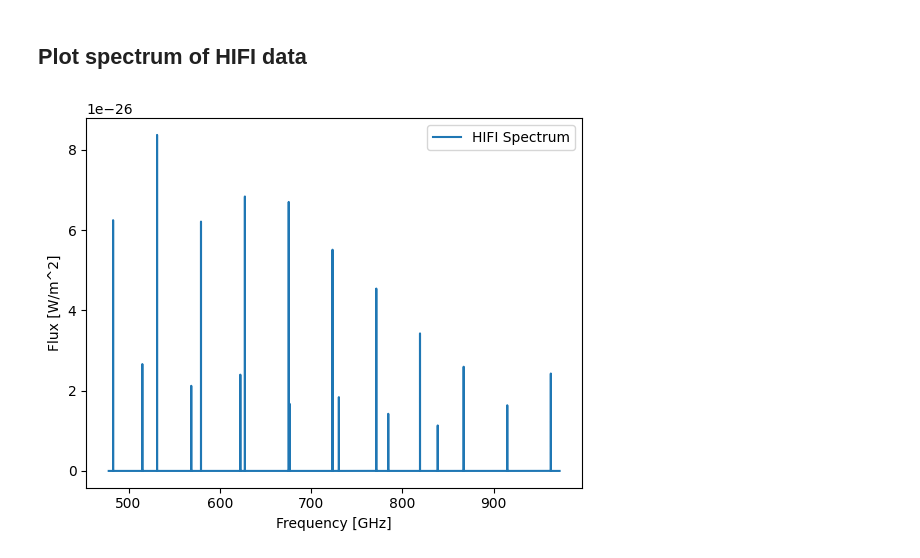
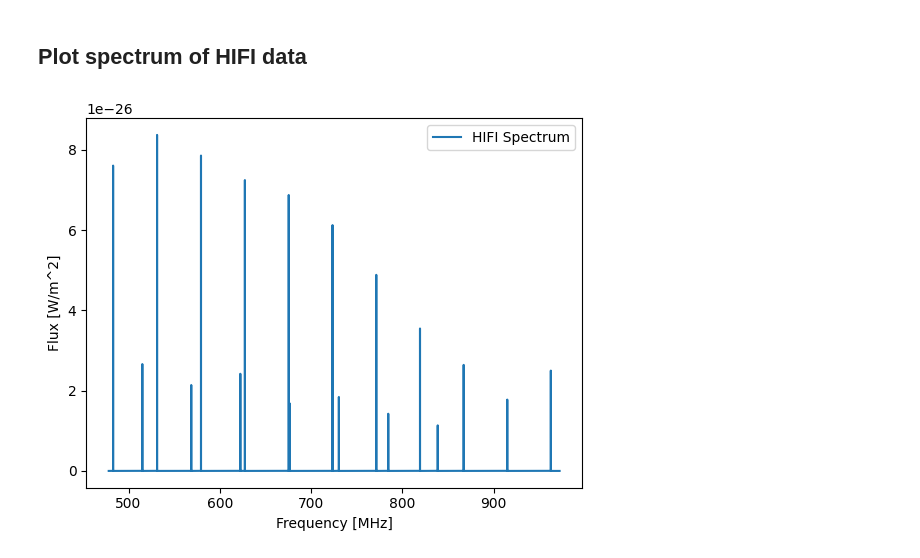
Before and after one commit to aleksej-rodano/phas0052_project, a Jupyter notebook: mcmc_and_radex.ipynb, the cells around one changed output. Drawn from its saved outputs; the diff is of its cells as text; code cells hidden in the pictures.

```diff
--- a/mcmc_and_radex.ipynb
+++ b/mcmc_and_radex.ipynb
@@ -515,36 +517,36 @@ nu_hifi = nu_hifi_mhz * 1e6
 
 # width in frequency space
 fwhm_hifi = nu_hifi * (FWHM * 1000 / constants.c)
 
 # compute and store fluxes for all data points
 fluxes_jansky = [flux(V0, fwhm, T0, v_range) for V0, fwhm, T0, v_range in zip(Vo, fwhm_hifi, To, v_ranges)]
 
 
 # convert flux from Jansky to watts per square meter
 fluxes = fluxes_jansky * np.array(1e-26)
 
 # generate frequency space
-x = np.linspace(min(nu_hifi) * 0.99, max(nu_hifi) * 1.01, int(1e5))
+x = np.linspace(min(nu_hifi) * 0.99, max(nu_hifi) * 1.01, int(1e6))
 
 # Define parameters for the HIFI data
 params_hifi = []
 for i in range(len(nu_hifi)):
     params_hifi.extend([fluxes[i], nu_hifi[i], fwhm_hifi[i]])
 
 # Generate the spectrum
 spectrum_hifi = model_spectrum(x, params_hifi)
 
 noise_hifi_flux = 0.0005 * np.max(spectrum_hifi)
 
 # Plot the spectrum
 fig, ax = plt.subplots()
 plt.plot(x / constants.giga, spectrum_hifi, label="HIFI Spectrum")
-plt.xlabel("Frequency [GHz]")
+plt.xlabel("Frequency [MHz]")
 plt.ylabel(r"Flux [W/m^2]")
 plt.legend()
 plt.show()
 # %% [output]
-[figure, old version]
+[figure, new version]
 # %%
 # Initial guess for the parameters [Tkin, width_v, log10(n_H2)]
 initial_tkin = 100
```
Also changed, not shown: parts of 5 cells of this notebook, 3 other files.
